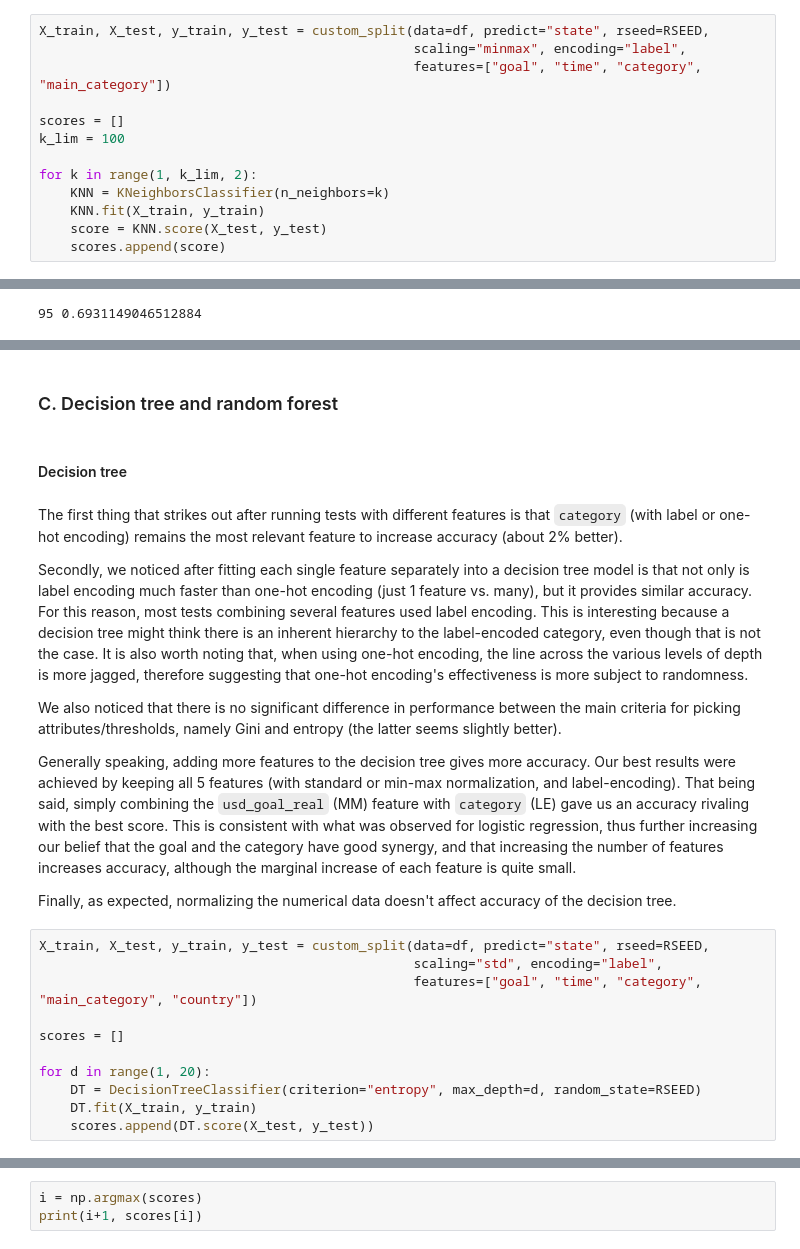
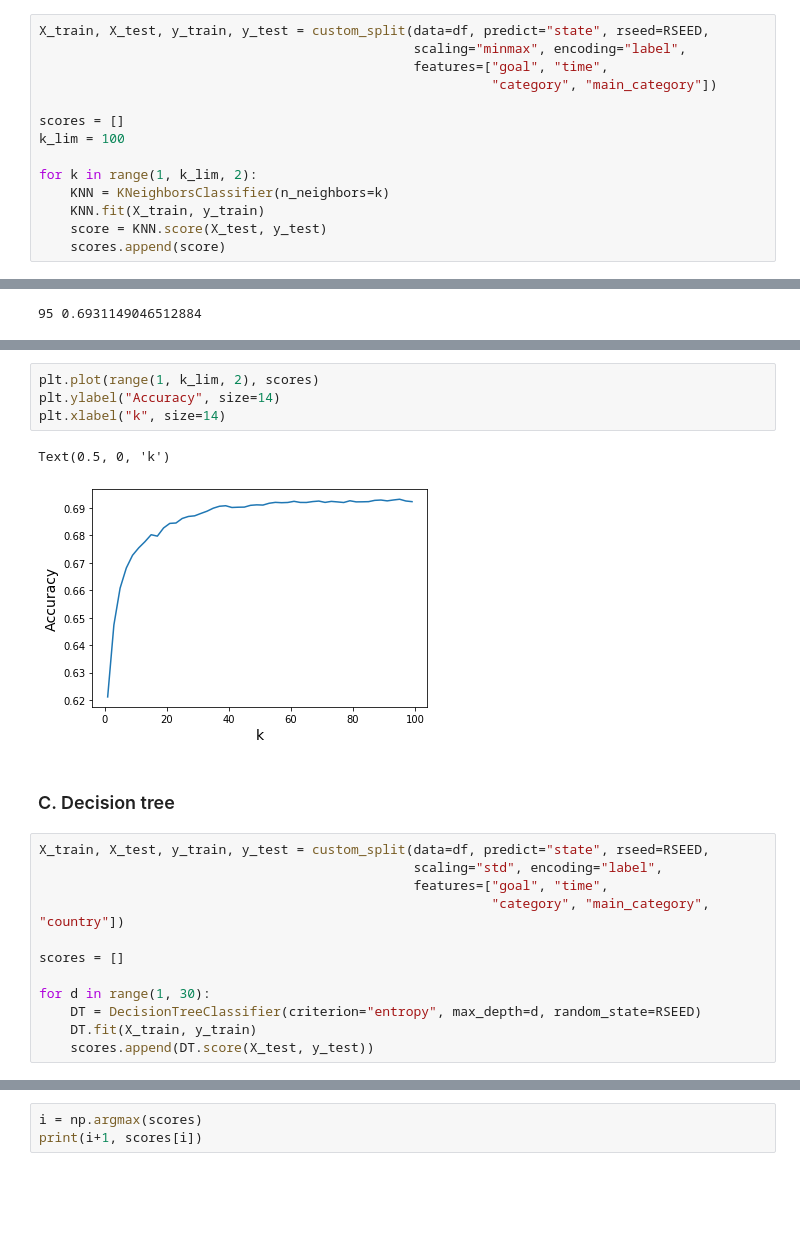
Before and after one commit to tbacha/DMML2019_Team_Apple, a Jupyter notebook: code/Kickstarter_notebook_Team_Apple_ML.ipynb, the cells around one changed output, grey strips where cells are left out. Drawn from its saved outputs; the diff is of its cells as text; blank space fills up the shorter version.

```diff
--- a/code/Kickstarter_notebook_Team_Apple_ML.ipynb
+++ b/code/Kickstarter_notebook_Team_Apple_ML.ipynb
@@ -152,7 +162,8 @@ k=29 is already quite slow, even with not many features. From the graphs we can
 # %%
 X_train, X_test, y_train, y_test = custom_split(data=df, predict="state", rseed=RSEED,
                                                 scaling="minmax", encoding="label",
-                                                features=["goal", "time", "category", "main_category"])
+                                                features=["goal", "time",
+                                                          "category", "main_category"])
 
 scores = []
 k_lim = 100
@@ -177,25 +207,21 @@ print(i*2+1, scores[i])
+# %%
+plt.plot(range(1, k_lim, 2), scores)
+plt.ylabel("Accuracy", size=14)
+plt.xlabel("k", size=14)
+# %% [output]
+Text(0.5, 0, 'k')
+[figure, added]
 # %% [markdown]
-### C. Decision tree and random forest<a name="dtrf"></a>
+### C. Decision tree<a name="dt"></a>
-# %% [markdown]
-#### Decision tree
-# %% [markdown]
-The first thing that strikes out after running tests with different features is that `category` (with label or one-hot encoding) remains the most relevant feature to increase accuracy (about 2% better).
-
-Secondly, we noticed after fitting each single feature separately into a decision tree model is that not only is label encoding much faster than one-hot encoding (just 1 feature vs. many), but it provides similar accuracy. For this reason, most tests combining several features used label encoding. This is interesting because a decision tree might think there is an inherent hierarchy to the label-encoded category, even though that is not the case. It is also worth noting that, when using one-hot encoding, the line across the various levels of depth is more jagged, therefore suggesting that one-hot encoding's effectiveness is more subject to randomness.
-
-We also noticed that there is no significant difference in performance between the main criteria for picking attributes/thresholds, namely Gini and entropy (the latter seems slightly better).
-
-Generally speaking, adding more features to the decision tree gives more accuracy. Our best results were achieved by keeping all 5 features (with standard or min-max normalization, and label-encoding). That being said, simply combining the `usd_goal_real` (MM) feature with `category` (LE) gave us an accuracy rivaling with the best score. This is consistent with what was observed for logistic regression, thus further increasing our belief that the goal and the category have good synergy, and that increasing the number of features increases accuracy, although the marginal increase of each feature is quite small.
-
-Finally, as expected, normalizing the numerical data doesn't affect accuracy of the decision tree.
 # %%
 X_train, X_test, y_train, y_test = custom_split(data=df, predict="state", rseed=RSEED,
                                                 scaling="std", encoding="label",
-                                                features=["goal", "time", "category", "main_category", "country"])
+                                                features=["goal", "time",
+                                                          "category", "main_category", "country"])
 
 scores = []
 
-for d in range(1, 20):
+for d in range(1, 30):
     DT = DecisionTreeClassifier(criterion="entropy", max_depth=d, random_state=RSEED)
     DT.fit(X_train, y_train)
     scores.append(DT.score(X_test, y_test))
```
Also changed, not shown: parts of 56 cells of this notebook, 1 other file.
